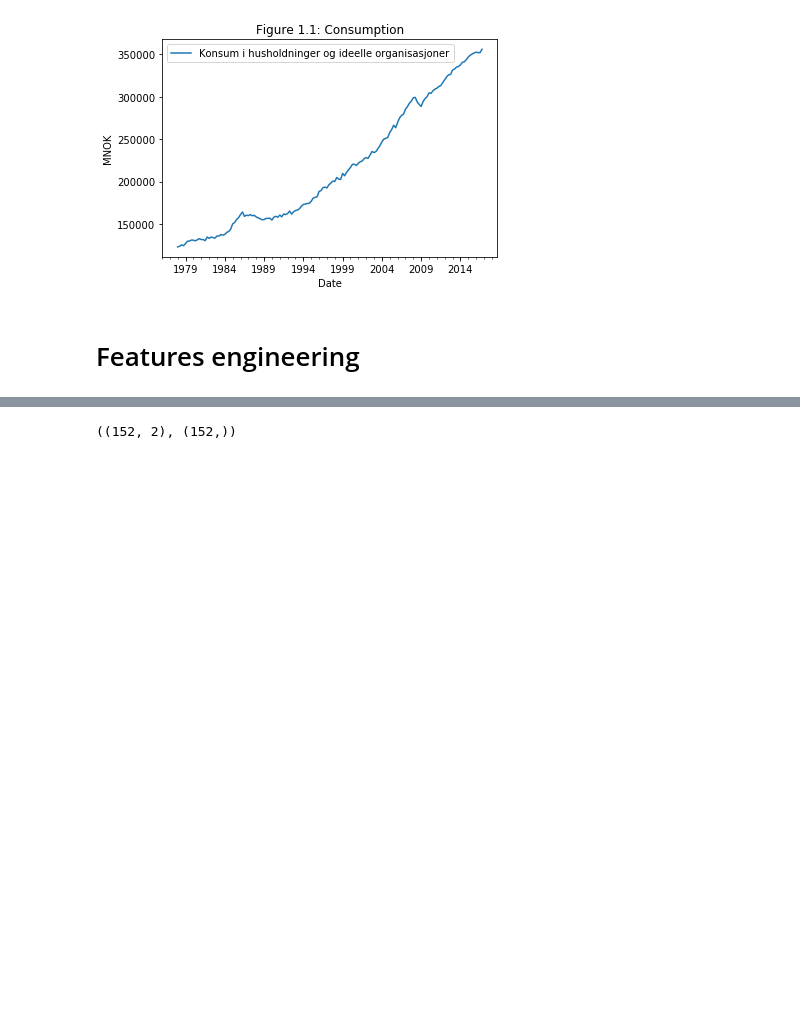
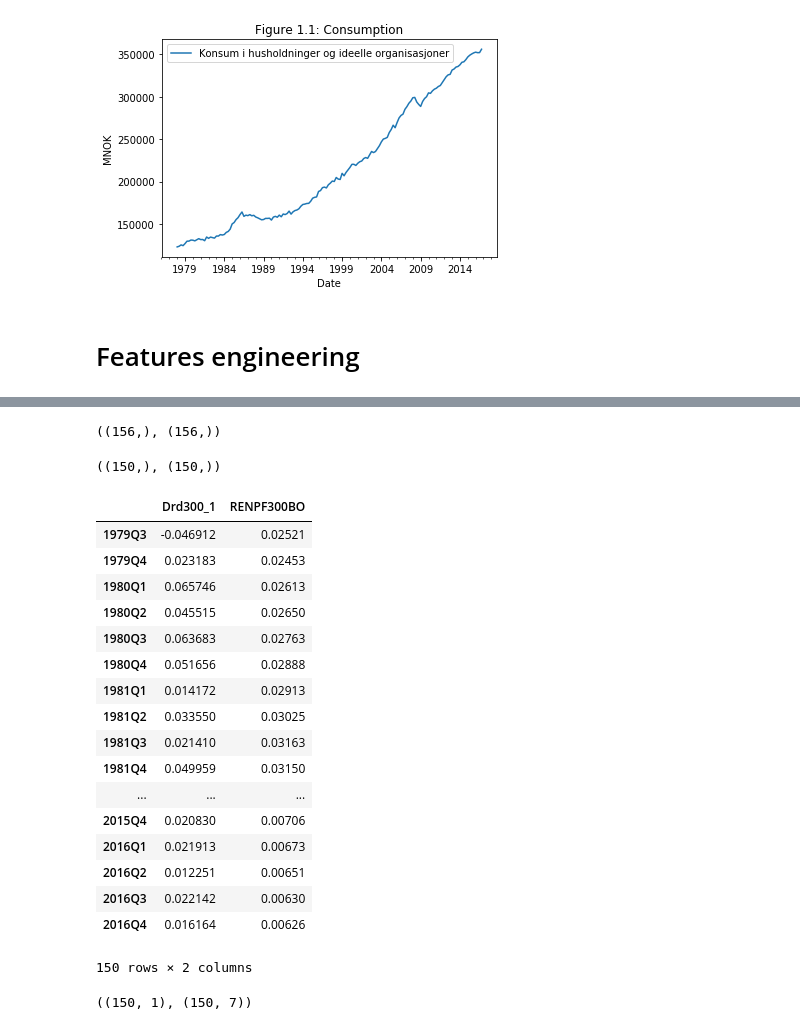
Before and after one commit to DataScienceLead/MacroeconomicsII, a Jupyter notebook: Ex5.ipynb, the cells around one changed output, grey strips where cells are left out. Drawn from its saved outputs; the diff is of its cells as text; code cells hidden in the pictures; blank space fills up the shorter version.

```diff
--- a/Ex5.ipynb
+++ b/Ex5.ipynb
@@ -98,7 +113,32 @@ df_merge.head()
+# %%
+df_merge['Dc'].shape, df_merge['Drd300'].shape
+# %% [output]
+((156,), (156,))
 # %%
 # df_merge.drop(pd.Date('1978Q1'))
-df_merge = df_merge.drop(df_merge.index[[0,1,2,3]])
+df_model = df_merge.drop(df_merge.index[[0,1,2,3,4,5]])
+df_model['Dc'].shape, df_model['Drd300'].shape
+# %% [output]
+((150,), (150,))
-# %%
-DC.shape, DRD300.shape
-# %% [output]
-((152, 2), (152,))
+# %%
+df_model[['Drd300_1', 'RENPF300BO']]
+# df_merge[['DC']]
+# %% [output]
+|  | Drd300_1 | RENPF300BO |
+| 1979Q3 | -0.046912 | 0.02521 |
+| 1979Q4 | 0.023183 | 0.02453 |
+| 1980Q1 | 0.065746 | 0.02613 |
+| 1980Q2 | 0.045515 | 0.02650 |
+| 1980Q3 | 0.063683 | 0.02763 |
+| 1980Q4 | 0.051656 | 0.02888 |
+| 1981Q1 | 0.014172 | 0.02913 |
+| 1981Q2 | 0.033550 | 0.03025 |
+| 1981Q3 | 0.021410 | 0.03163 |
+| 1981Q4 | 0.049959 | 0.03150 |
+| ... | ... | ... |
+| 2015Q4 | 0.020830 | 0.00706 |
+| 2016Q1 | 0.021913 | 0.00673 |
+| 2016Q2 | 0.012251 | 0.00651 |
+| 2016Q3 | 0.022142 | 0.00630 |
+| 2016Q4 | 0.016164 | 0.00626 |
+150 rows × 2 columns
@@ -105,2 +150,9 @@ DC.shape, DRD300.shape
+# %%
+y = df_model[["Dc"]] ## X usually means our input variables (or independent variables)
+X = df_model[modell4] ## Y usually means our output/dependent variable
+X = sm.add_constant(X) ## let's add an intercept (beta_0) to our model
+y.shape, X.shape
+# %% [output]
+((150, 1), (150, 7))
 # %%
 # Note the difference in argument order
```
Also changed, not shown: parts of 9 cells of this notebook, 1 other file.
